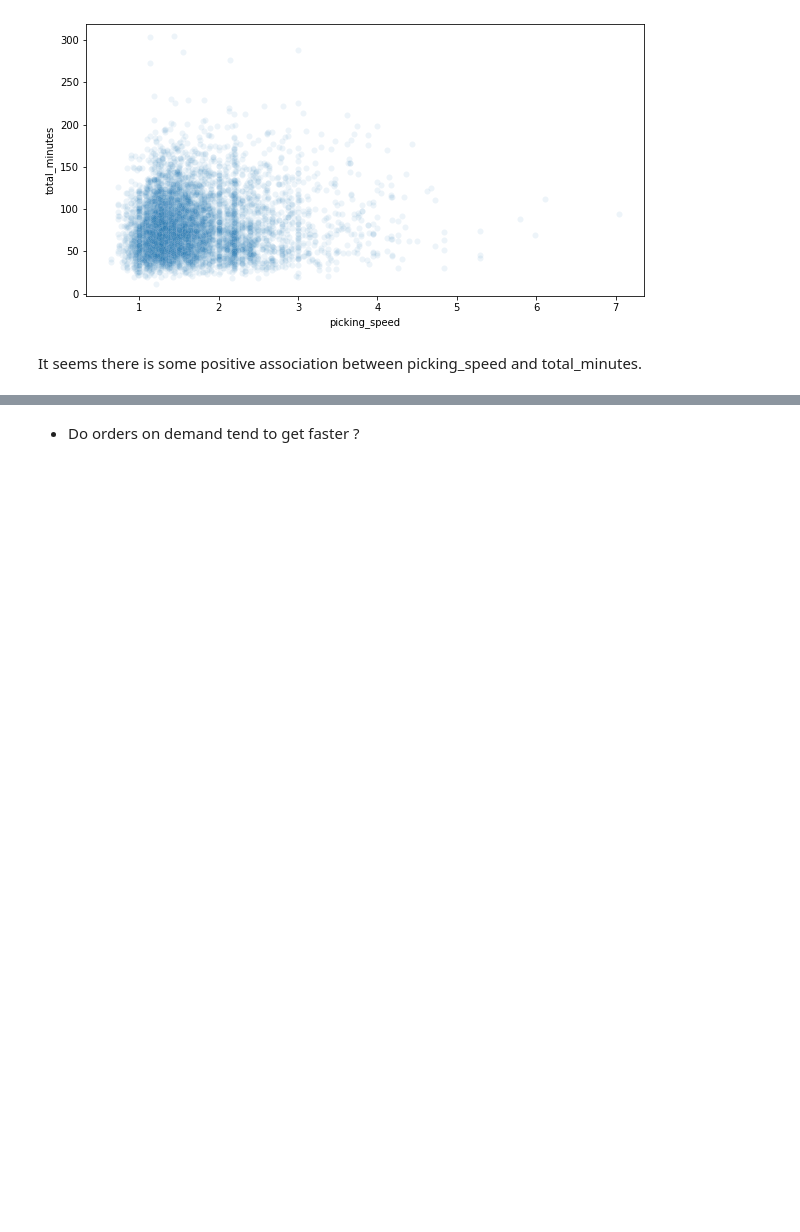
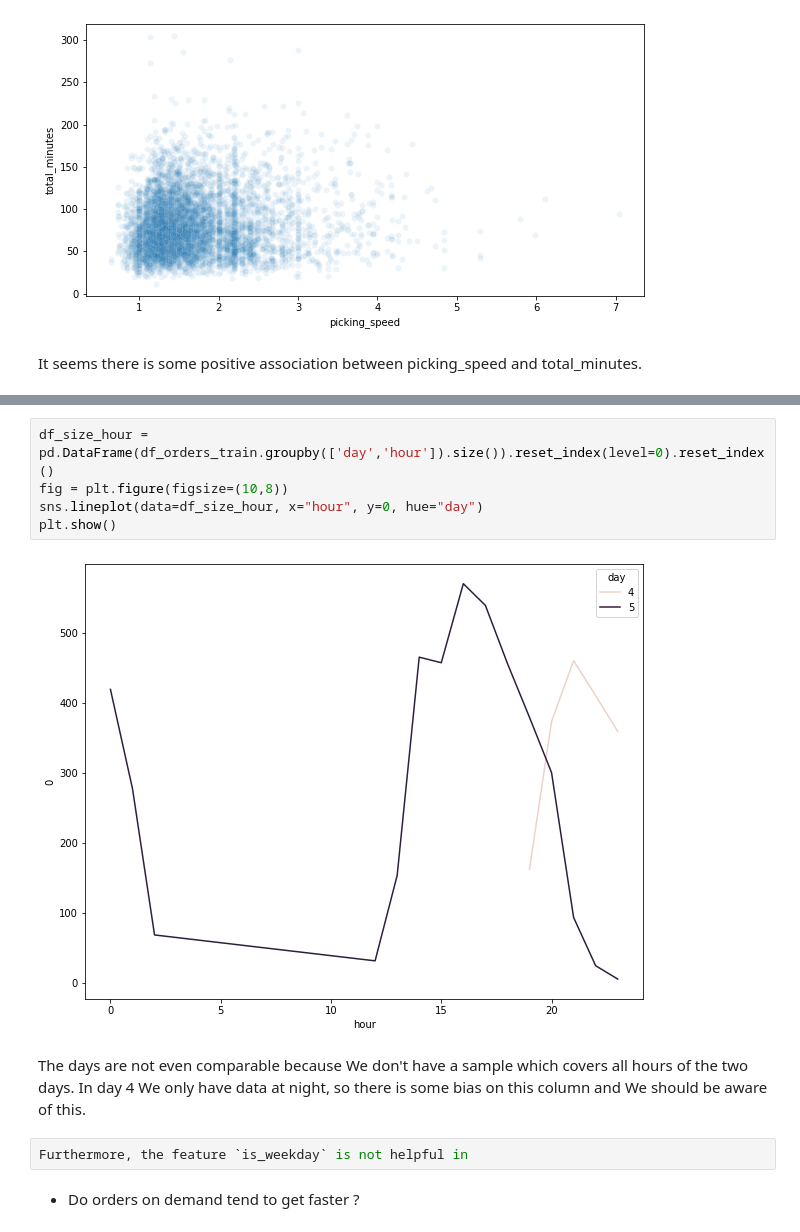
Before and after one commit to brunocvs7/time2delivery, a Jupyter notebook: notebooks/3_eda_ft_engineering_ft_selection.ipynb, the cells around one changed output, grey strips where cells are left out. Saved outputs shown, nothing was run; the diff lists cells and outputs as text; blank space fills up the shorter version.

```diff
--- a/notebooks/3_eda_ft_engineering_ft_selection.ipynb
+++ b/notebooks/3_eda_ft_engineering_ft_selection.ipynb
@@ -121,2 +141,13 @@ It seems there is some positive association between picking_speed and total_minu
+# %%
+df_size_hour = pd.DataFrame(df_orders_train.groupby(['day','hour']).size()).reset_index(level=0).reset_index()
+fig = plt.figure(figsize=(10,8))
+sns.lineplot(data=df_size_hour, x="hour", y=0, hue="day")
+plt.show()
+# %% [output]
+[figure, added]
+# %% [markdown]
+The days are not even comparable because We don't have a sample which covers all hours of the two days. In day 4 We only have data at night, so there is some bias on this column and We should be aware of this.
+# %%
+Furthermore, the feature `is_weekday` is not helpful in
 # %% [markdown]
 - Do orders on demand tend to get faster ?
```
Also changed, not shown: parts of 29 cells of this notebook, 5 other files.
